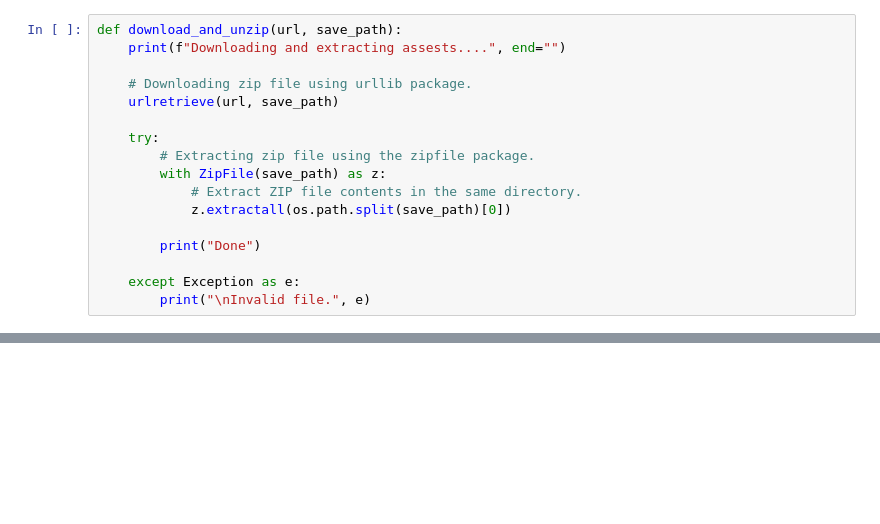
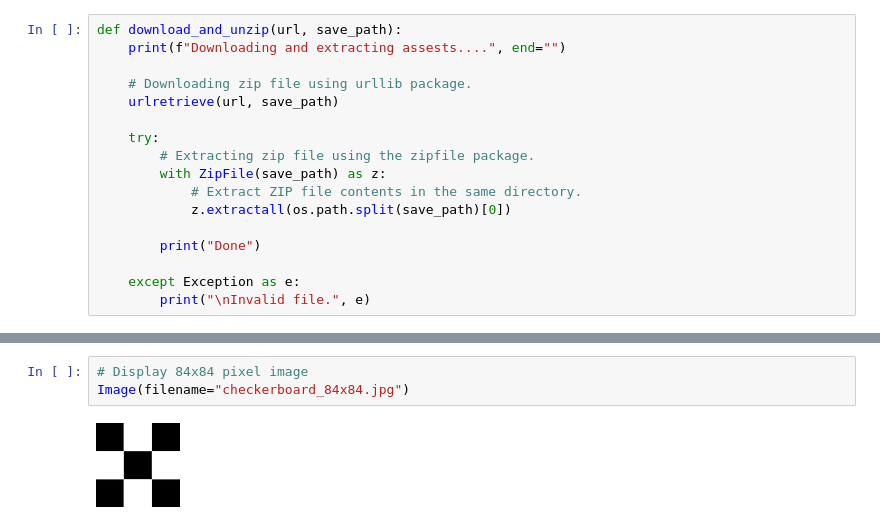
Before and after one commit to kai-lucky72/computer_vision, a Jupyter notebook: Untitled.ipynb, the cells around one changed output, grey strips where cells are left out. Cells and saved outputs as stored; diff of their text form; blank space fills up the shorter version.

```diff
--- a/Untitled.ipynb
+++ b/Untitled.ipynb
@@ -42,0 +46,5 @@ FileNotFoundError: [Errno 2] No such file or directory: 'checkerboard_18x18.png'
+# %%
+# Display 84x84 pixel image
+Image(filename="checkerboard_84x84.jpg")
+# %% [output]
+[figure, added]
```
Also changed, not shown: parts of 17 cells of this notebook, 25 other files.
